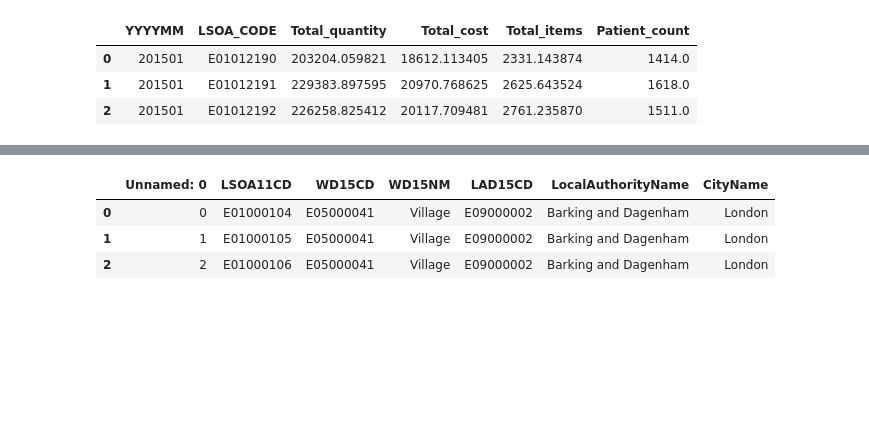
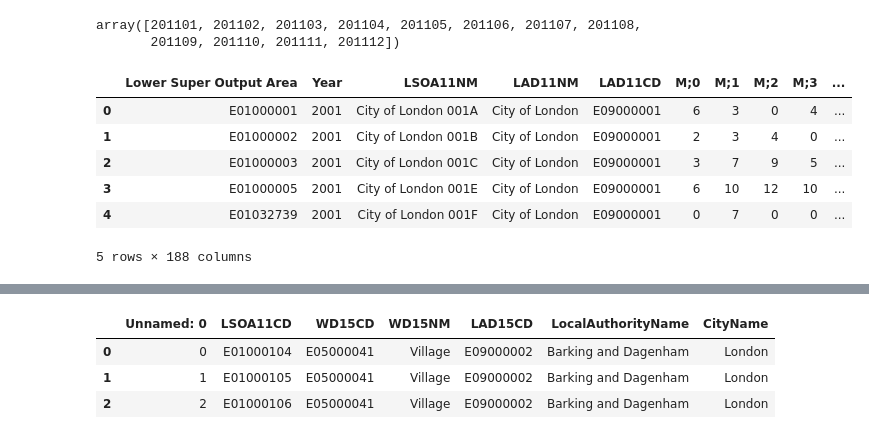
Before and after one commit to sagarjoglekar/NHSPrescriptionsParser, a Jupyter notebook: DataPrep_validate.ipynb, the cells around one changed output, grey strips where cells are left out. Saved outputs shown, nothing was run; the diff lists cells and outputs as text; code cells hidden in the pictures; blank space fills up the shorter version.

```diff
--- a/DataPrep_validate.ipynb
+++ b/DataPrep_validate.ipynb
@@ -10,8 +10,18 @@ presc = pd.read_csv('data_prep/total_prescriptions_V4.csv.gz', compression='gzip
 wards = pd.read_csv('data_prep/Wards.csv')
-# %%
-presc.head(n=3)
-# %% [output]
-|  | YYYYMM | LSOA_CODE | Total_quantity | Total_cost | Total_items | Patient_count |
-| 0 | 201501 | E01012190 | 203204.059821 | 18612.113405 | 2331.143874 | 1414.0 |
-| 1 | 201501 | E01012191 | 229383.897595 | 20970.768625 | 2625.643524 | 1618.0 |
-| 2 | 201501 | E01012192 | 226258.825412 | 20117.709481 | 2761.235870 | 1511.0 |
+# %%
+LSOA_London = pd.read_csv('data_prep/ons-mye-LSOA11.csv', thousands=',')
+# %%
+presc['YYYYMM'].unique()
+# %% [output]
+array([201101, 201102, 201103, 201104, 201105, 201106, 201107, 201108,
+       201109, 201110, 201111, 201112])
+# %%
+LSOA_London.head()
+# %% [output]
+|  | Lower Super Output Area | Year | LSOA11NM | LAD11NM | LAD11CD | M;0 | M;1 | M;2 | M;3 | ... |
+| 0 | E01000001 | 2001 | City of London 001A | City of London | E09000001 | 6 | 3 | 0 | 4 | ... |
+| 1 | E01000002 | 2001 | City of London 001B | City of London | E09000001 | 2 | 3 | 4 | 0 | ... |
+| 2 | E01000003 | 2001 | City of London 001C | City of London | E09000001 | 3 | 7 | 9 | 5 | ... |
+| 3 | E01000005 | 2001 | City of London 001E | City of London | E09000001 | 6 | 10 | 12 | 10 | ... |
+| 4 | E01032739 | 2001 | City of London 001F | City of London | E09000001 | 0 | 7 | 0 | 0 | ... |
+5 rows × 188 columns
```
Also changed, not shown: parts of 14 cells of this notebook, 4 other files.
